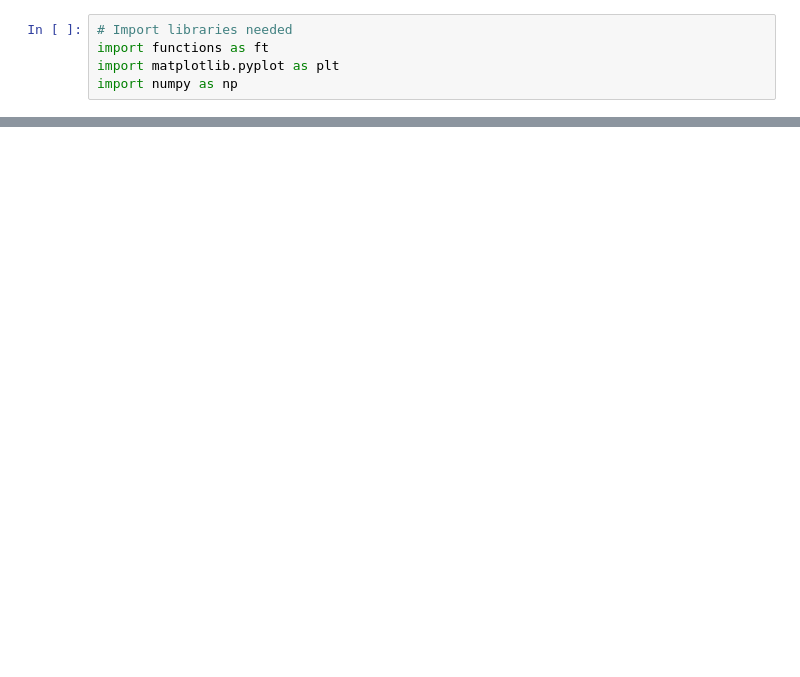
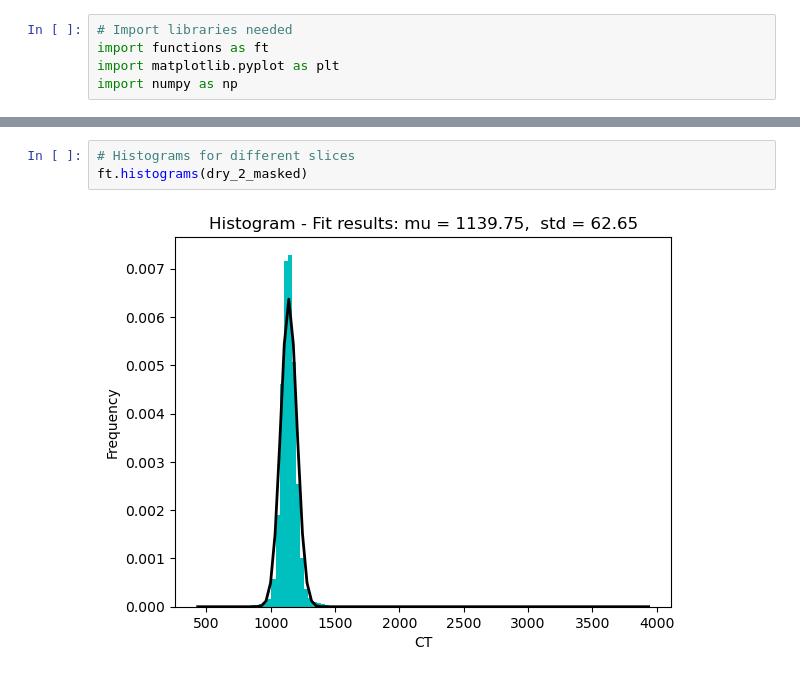
Before and after one commit to jimindzhou/ct_scanner_, a Jupyter notebook: notebook.ipynb, the cells around one changed output, grey strips where cells are left out. Drawn from its saved outputs; the diff is of its cells as text; blank space fills up the shorter version.

```diff
--- a/notebook.ipynb
+++ b/notebook.ipynb
@@ -5,0 +58,5 @@ import numpy as np
+# %%
+# Histograms for different slices
+ft.histograms(dry_2_masked)
+# %% [output]
+[figure, added]
```
Also changed, not shown: parts of 19 cells of this notebook, 1 other file.
